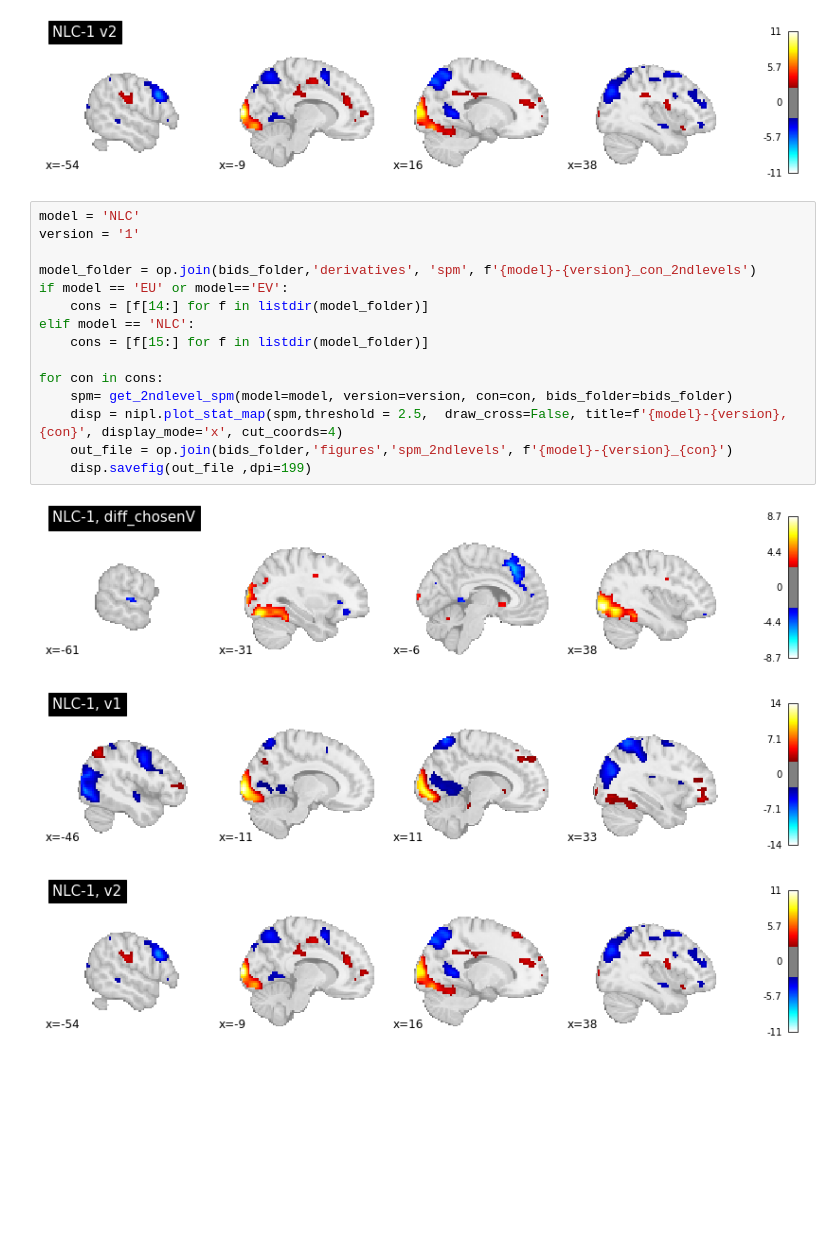
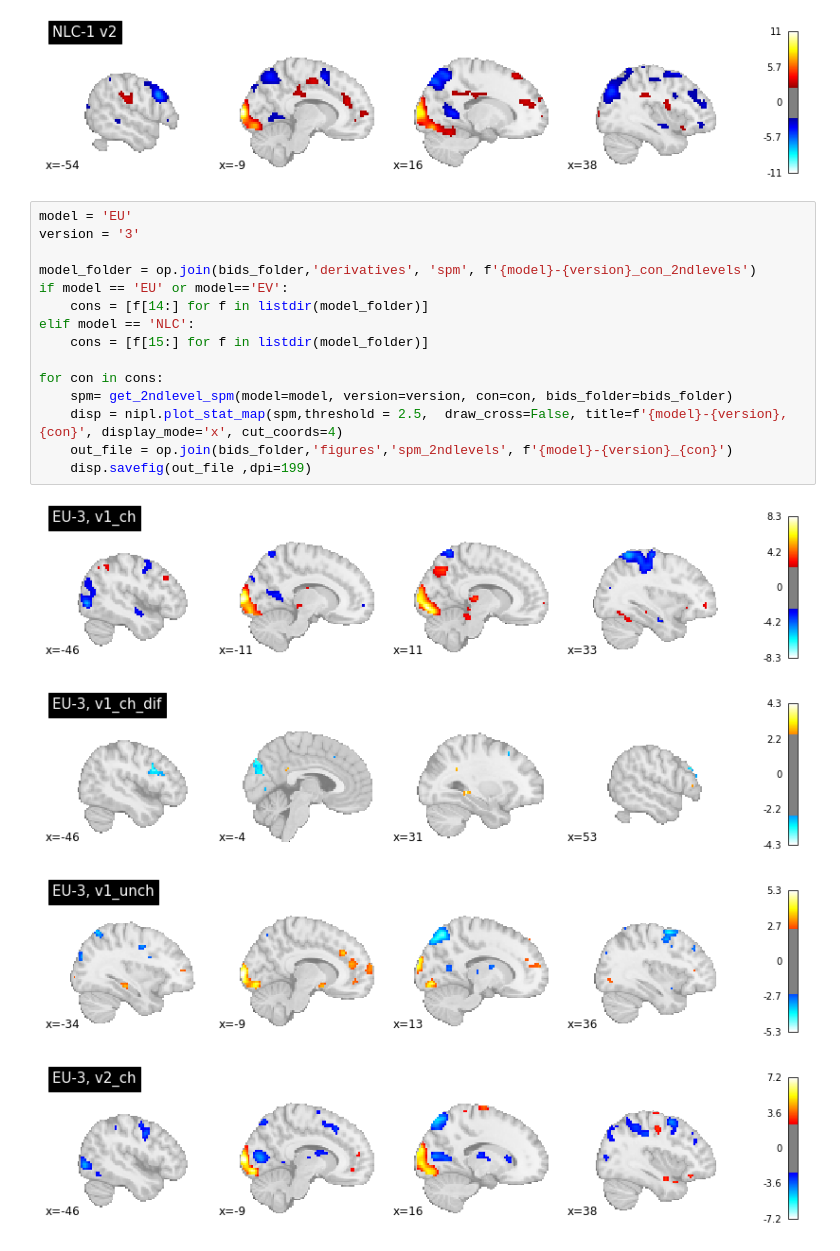
Before and after one commit to Gilles86/stress_risk, a Jupyter notebook: stress_risk/fmri_analysis/visualize/vis_2ndlevel_SPM.ipynb, the cells around one changed output. Cells and saved outputs as stored; diff of their text form; blank space fills up the shorter version.

```diff
--- a/stress_risk/fmri_analysis/visualize/vis_2ndlevel_SPM.ipynb
+++ b/stress_risk/fmri_analysis/visualize/vis_2ndlevel_SPM.ipynb
@@ -40,21 +40,22 @@ nipl.plot_stat_map(spm,threshold = 2.5,  draw_cross=False, title=f'{model}-{vers
 <nilearn.plotting.displays._slicers.XSlicer at 0x...>
 [figure]
 # %%
-model = 'NLC'
-version = '1'
+model = 'EU'
+version = '3'
 
 model_folder = op.join(bids_folder,'derivatives', 'spm', f'{model}-{version}_con_2ndlevels')
 if model == 'EU' or model=='EV':
     cons = [f[14:] for f in listdir(model_folder)]
 elif model == 'NLC':
     cons = [f[15:] for f in listdir(model_folder)]
 
 for con in cons:
     spm= get_2ndlevel_spm(model=model, version=version, con=con, bids_folder=bids_folder)
     disp = nipl.plot_stat_map(spm,threshold = 2.5,  draw_cross=False, title=f'{model}-{version}, {con}', display_mode='x', cut_coords=4)
     out_file = op.join(bids_folder,'figures','spm_2ndlevels', f'{model}-{version}_{con}')
     disp.savefig(out_file ,dpi=199)
 # %% [output]
-[figure, old version]
+[figure, new version]
-[figure, old version]
+[figure, new version]
-[figure, old version]
+[figure, new version]
+[figure, added]
```
Also changed, not shown: parts of 7 cells of this notebook, 7 other files.
